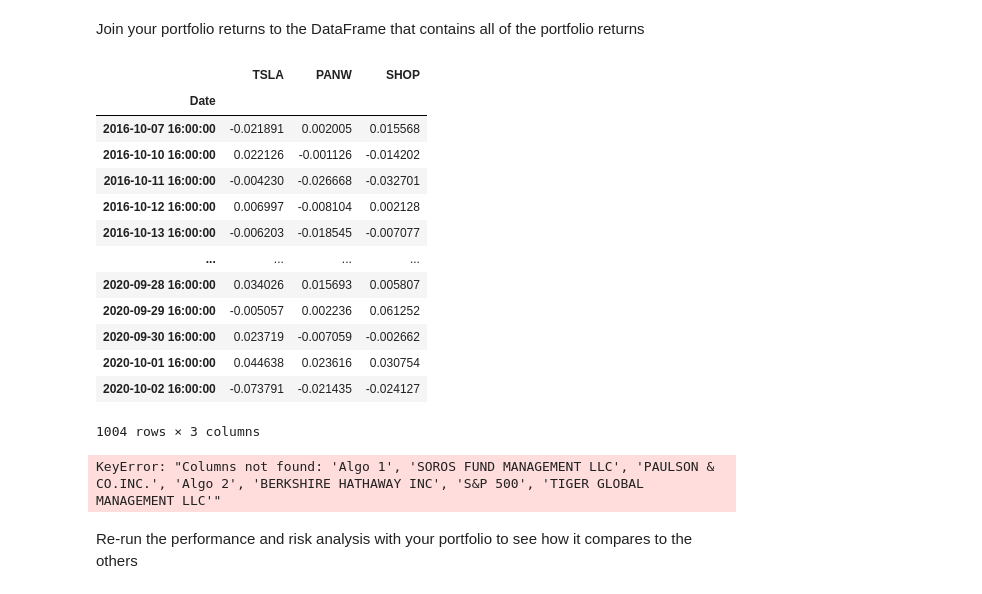
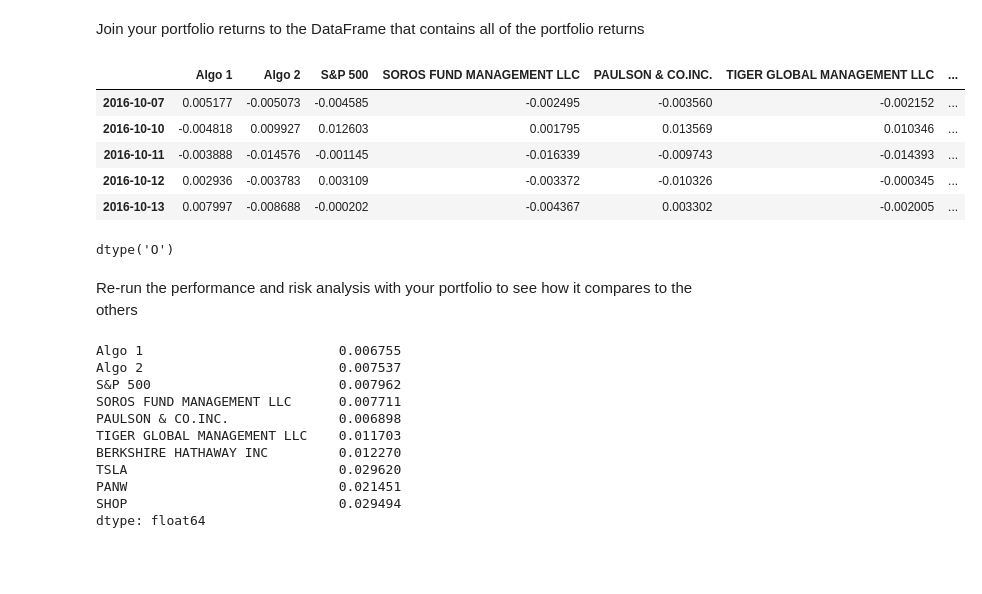
Before and after one commit to jexiamaris/A_Whale_off_portfolio, a Jupyter notebook: Analysis/whale_analysis.ipynb, the cells around one changed output. Drawn from its saved outputs; the diff is of its cells as text; code cells hidden in the pictures; blank space fills up the shorter version.

Commit message:
adv portfolios analysis

```diff
--- a/Analysis/whale_analysis.ipynb
+++ b/Analysis/whale_analysis.ipynb
@@ -297,6 +341,8 @@ PANW_csv = pd.read_csv(PANW_path, infer_datetime_format=True, parse_dates=True,
 
 # Calculate daily returns
 PANW_returns = PANW_csv.pct_change()
+
+PANW_returns.index = PANW_returns.index.date
 PANW_returns.head()
 # %% [output]
 |  | Close |
@@ -314,6 +359,8 @@ SHOP_csv = pd.read_csv(SHOP_path, infer_datetime_format=True, parse_dates=True,
 
 # Calculate daily returns
 SHOP_returns = SHOP_csv.pct_change()
+
+SHOP_returns.index = SHOP_returns.index.date
 SHOP_returns.head()
 # %% [output]
 |  | Close |
@@ -327,7 +373,5 @@ SHOP_returns.head()
 # Concatenate all stocks into a single DataFrame
 portfolio_daily_returns = pd.concat([TSLA_returns, PANW_returns, SHOP_returns], axis='columns', join='inner')
 
-portfolio_daily_returns = portfolio_daily_returns['Date'].dt.strftime("%y-%m-%d")
-
 portfolio_daily_returns.head()
 # %% [output]
@@ -366,6 +400,6 @@ portfolio_daily_returns.head()
 # %%
 # Drop Nulls
-portfolio_daily_returns = new_portfolio_returns.dropna()
+portfolio_daily_returns = portfolio_daily_returns.dropna()
 portfolio_daily_returns.isnull().sum()
 # %% [output]
 TSLA    0
@@ -392,28 +425,18 @@ Join your portfolio returns to the DataFrame that contains all of the portfolio
 # %%
 # Add your "Custom" portfolio to the larger dataframe of fund returns
 portfolios_df = pd.concat([Combined_daily_returns, portfolio_daily_returns], axis='columns', join='inner')
-portfolios_df
+portfolios_df.head()
 # %% [output]
-|  | TSLA | PANW | SHOP |
-| Date |  |  |  |
-| 2016-10-07 16:00:00 | -0.021891 | 0.002005 | 0.015568 |
-| 2016-10-10 16:00:00 | 0.022126 | -0.001126 | -0.014202 |
-| 2016-10-11 16:00:00 | -0.004230 | -0.026668 | -0.032701 |
-| 2016-10-12 16:00:00 | 0.006997 | -0.008104 | 0.002128 |
-| 2016-10-13 16:00:00 | -0.006203 | -0.018545 | -0.007077 |
-| ... | ... | ... | ... |
-| 2020-09-28 16:00:00 | 0.034026 | 0.015693 | 0.005807 |
-| 2020-09-29 16:00:00 | -0.005057 | 0.002236 | 0.061252 |
-| 2020-09-30 16:00:00 | 0.023719 | -0.007059 | -0.002662 |
-| 2020-10-01 16:00:00 | 0.044638 | 0.023616 | 0.030754 |
-| 2020-10-02 16:00:00 | -0.073791 | -0.021435 | -0.024127 |
+|  | Algo 1 | Algo 2 | S&P 500 | SOROS FUND MANAGEMENT LLC | PAULSON & CO.INC. | TIGER GLOBAL MANAGEMENT LLC | ... |
+| 2016-10-07 | 0.005177 | -0.005073 | -0.004585 | -0.002495 | -0.003560 | -0.002152 | ... |
+| 2016-10-10 | -0.004818 | 0.009927 | 0.012603 | 0.001795 | 0.013569 | 0.010346 | ... |
+| 2016-10-11 | -0.003888 | -0.014576 | -0.001145 | -0.016339 | -0.009743 | -0.014393 | ... |
+| 2016-10-12 | 0.002936 | -0.003783 | 0.003109 | -0.003372 | -0.010326 | -0.000345 | ... |
+| 2016-10-13 | 0.007997 | -0.008688 | -0.000202 | -0.004367 | 0.003302 | -0.002005 | ... |
-1004 rows × 3 columns
 # %%
 # Only compare dates where return data exists for all the stocks (drop NaNs)
-compare_portfolios = portfolios_df.groupby('Date')['Algo 1', 'Algo 2', 'S&P 500','SOROS FUND MANAGEMENT LLC','PAULSON & CO.INC.','TIGER GLOBAL MANAGEMENT LLC','BERKSHIRE HATHAWAY INC', 'TSLA', 'PANW', 'SHOP']
-
-compare_portfolios = compare_portfolios.dropna()
+portfolio_daily_returns.index.dtype
 # %% [output]
-KeyError: "Columns not found: 'Algo 1', 'SOROS FUND MANAGEMENT LLC', 'PAULSON & CO.INC.', 'Algo 2', 'BERKSHIRE HATHAWAY INC', 'S&P 500', 'TIGER GLOBAL MANAGEMENT LLC'"
+dtype('O')
 # %% [markdown]
 Re-run the performance and risk analysis with your portfolio to see how it compares to the others
@@ -431,0 +443,16 @@ portfolio_rolling_std_21 = portfolio_std.rolling(window=21).mean()
+# %%
+# Risk
+portfolios_df_std= portfolios_df.std()
+portfolios_df_std
+# %% [output]
+Algo 1                         0.006755
+Algo 2                         0.007537
+S&P 500                        0.007962
+SOROS FUND MANAGEMENT LLC      0.007711
+PAULSON & CO.INC.              0.006898
+TIGER GLOBAL MANAGEMENT LLC    0.011703
+BERKSHIRE HATHAWAY INC         0.012270
+TSLA                           0.029620
+PANW                           0.021451
+SHOP                           0.029494
+dtype: float64
```
Also changed, not shown: parts of 33 cells of this notebook.
